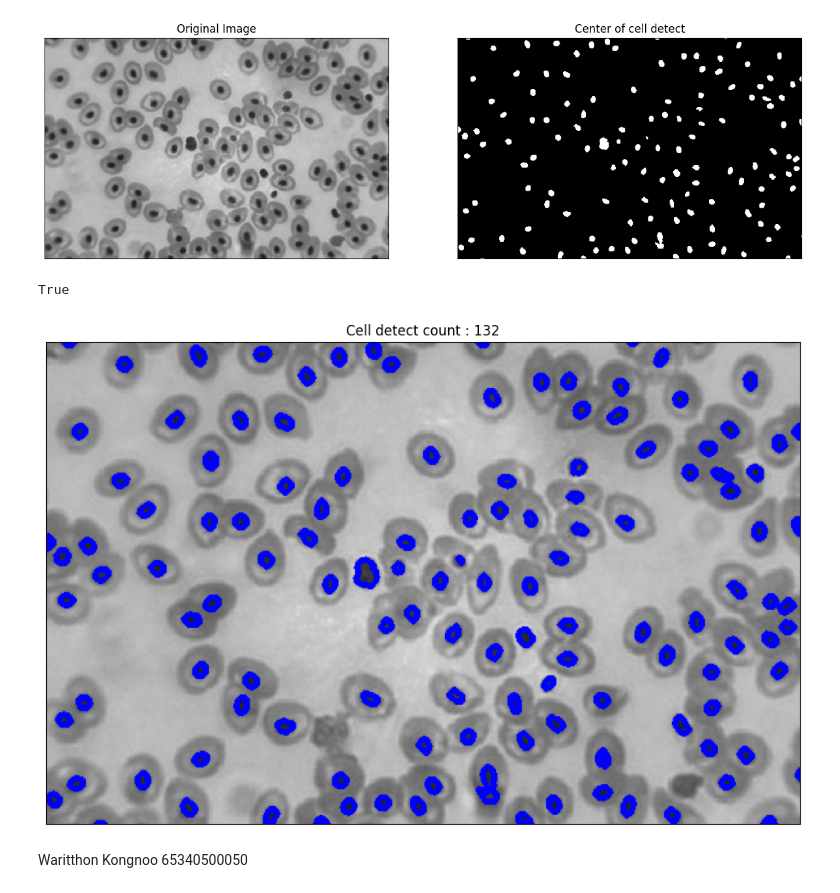
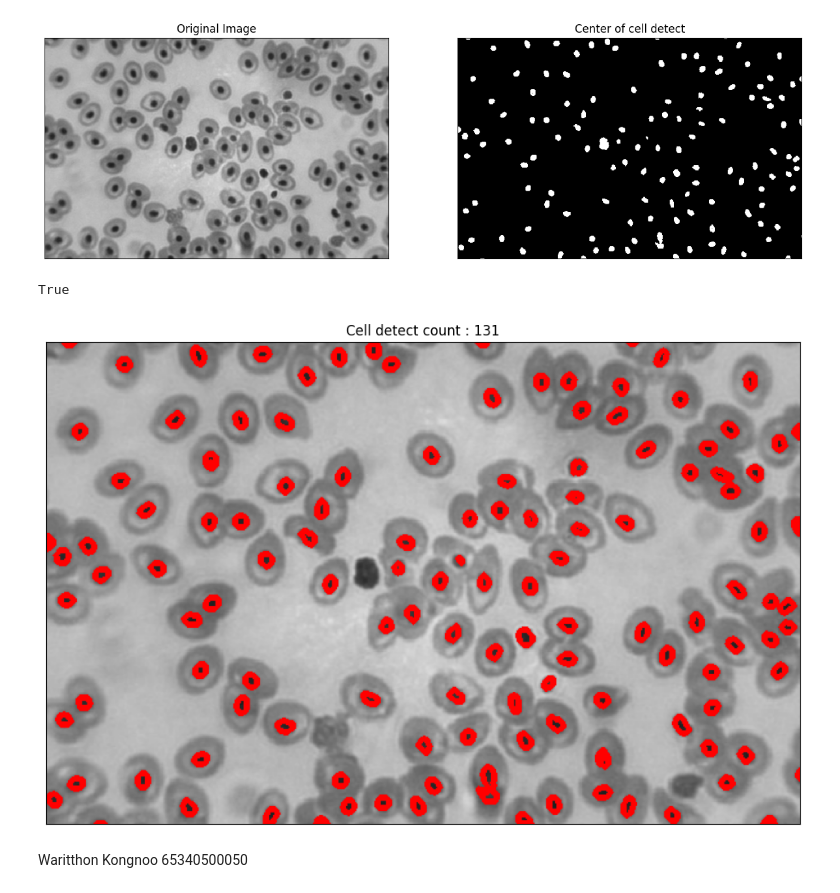
Before and after one commit to DenWaritthon/BlooodCellDetection, a Jupyter notebook: BloodCellDetection.ipynb, the cells around one changed output. Cells and saved outputs as stored; diff of their text form; code cells hidden in the pictures.

Commit message:
tune_contours zone

```diff
--- a/BloodCellDetection.ipynb
+++ b/BloodCellDetection.ipynb
@@ -42,24 +42,24 @@ plt.title('Center of cell detect'), plt.xticks([]), plt.yticks([])
 # %%
 # find contouts in picture
 contours,h = cv2.findContours(mask,1,2)
 
 cell_count = 0
 
 # count cell by contours zone
 for cnt in contours:
-    if cv2.contourArea(cnt) < 1000: # contours zone > 1000 is picture frame
-        cv2.drawContours(img,[cnt],-1,(0,0,255),3)
+    if cv2.contourArea(cnt) < 205: # contours zone < 205 is Blood Cell
+        cv2.drawContours(img,[cnt],-1,(255,0,0),3)
         cell_count +=1
 
 # show cell deterct
 plt.figure(figsize=(12,12))
 plt.imshow(img,cmap = 'gray')
 plt.title(f'Cell detect count : {cell_count}'), plt.xticks([]), plt.yticks([])
 
 # seve output
 cv2.imwrite('pic/BloodCellDection.png',img)
 # %% [output]
 True
-[figure, old version]
+[figure, new version]
 # %% [markdown]
 Waritthon Kongnoo 65340500050
```
Also changed, not shown: 2 other files.
